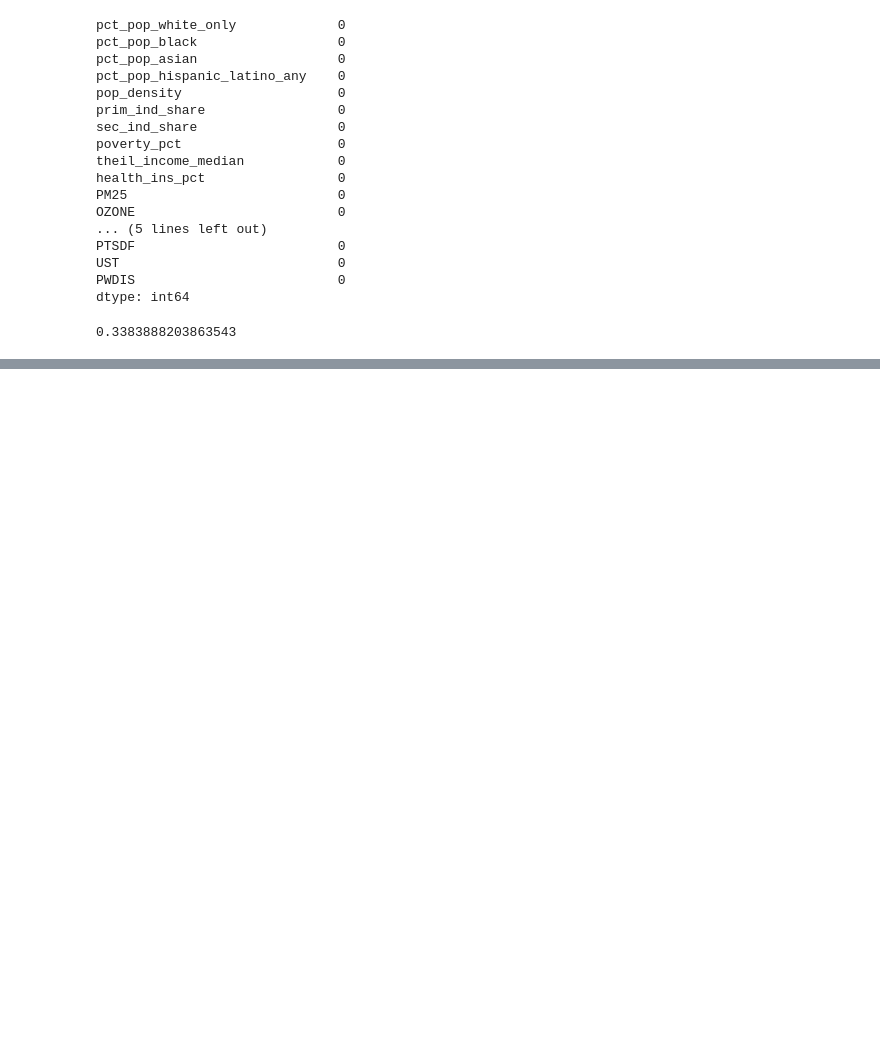
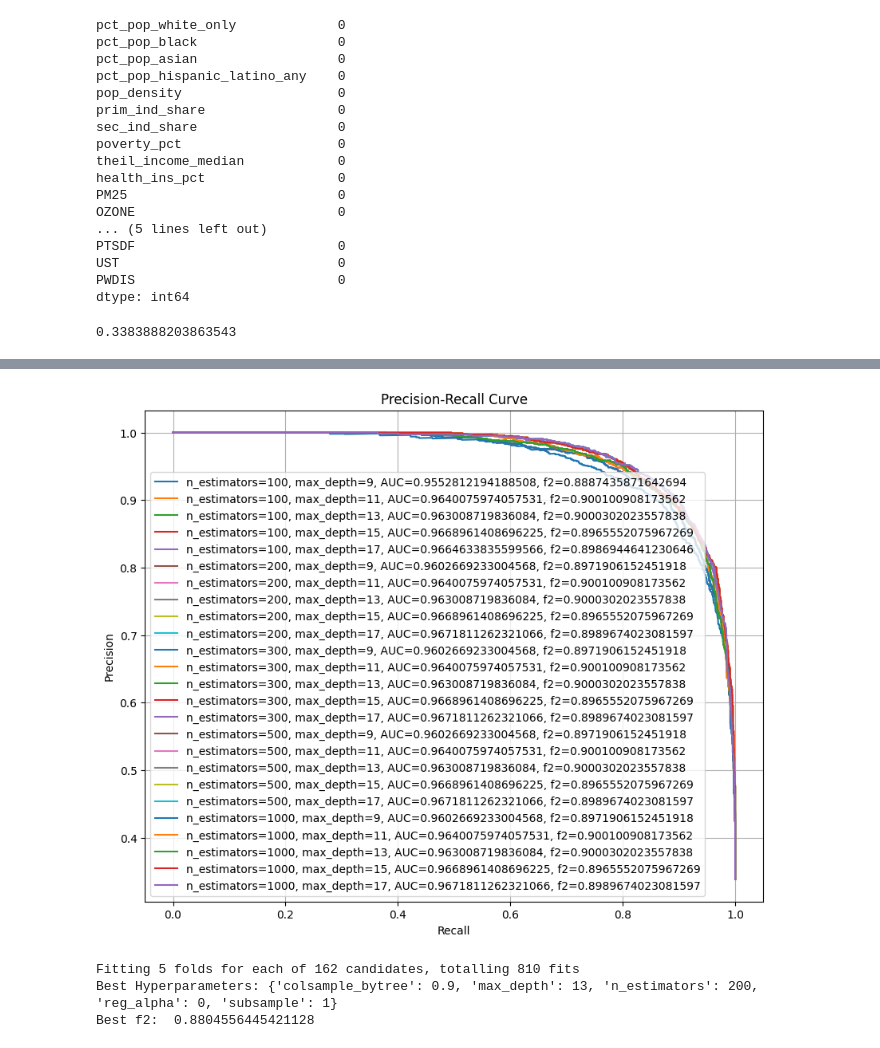
Before and after one commit to braeden-reinoso/Air-Toxin-Risk-in-Marginalized-Communities, a Jupyter notebook: Models/XGBoost/xgboost.ipynb, the cells around one changed output, grey strips where cells are left out. Cells and saved outputs as stored; diff of their text form; code cells hidden in the pictures; blank space fills up the shorter version.

```diff
--- a/Models/XGBoost/xgboost.ipynb
+++ b/Models/XGBoost/xgboost.ipynb
@@ -173,0 +240,62 @@ plt.show()
+# %%
+# now that we have some regularization, let's see how far we can increase max_depth and n_estimators
+# looks like (100,13) has the best f2 and (200,17) has the best AUC-PR
+
+n_estimators_values = [100,200,300,500,1000]
+max_depth_values = [9,11,13,15,17]
+
+plt.figure(figsize=(10,8))
+
+for n in n_estimators_values:
+    for m in max_depth_values:
+        xgb_clf_nm = xgboost.XGBClassifier(objective='binary:logistic', missing=-999, seed=201, scale_pos_weight=2, learning_rate=0.3, colsample_bytree=0.9, reg_lambda=10, min_child_weight=2, n_estimators=n, max_depth=m)
+        xgb_clf_nm = xgb_clf_nm.fit(
+            X_train,
+            y_train,
+            verbose=False,
+            eval_metric = f2_eval,
+            eval_set = [(X_val, y_val)],
+            early_stopping_rounds = 20,
+        )
+        y_prob = xgb_clf_nm.predict_proba(X_val)[:,1]
+        precision, recall, _ = precision_recall_curve(y_val, y_prob)
+        auc_score = auc(recall, precision)
+
+        y_pred = xgb_clf_nm.predict(X_val)
+        f2 = fbeta_score(y_val, y_pred, beta=2)
+
+        plt.plot(recall, precision, label = f'n_estimators={n}, max_depth={m}, AUC={auc_score}, f2={f2}')
+
+plt.xlabel('Recall')
+plt.ylabel('Precision')
+plt.title('Precision-Recall Curve')
+plt.legend()
+plt.grid(True)
+plt.show()
+# %% [output]
+[figure, added]
+# %%
+# maybe more aggressive regularization helps increase n_estimators or max_depth further
+# looks like (200,13) is the best choice, and more regularization isn't helping
+
+xgb_clf = xgboost.XGBClassifier(objective='binary:logistic', missing=-999, seed=201, scale_pos_weight=2, learning_rate=0.3, min_child_weight=2, reg_lambda=10)
+
+f2_scorer = make_scorer(fbeta_score, beta=2)
+param_grid = {
+    'n_estimators' : [100,200,300],
+    'max_depth' : [13,15,17],
+    'subsample' : [0.8,0.9,1],
+    'colsample_bytree' : [0.8,0.9],
+    'reg_alpha' : [0,0.01,0.1]
+}
+
+grid_search = GridSearchCV(xgb_clf, param_grid, scoring=f2_scorer, cv=5, verbose=1, n_jobs=1)
+
+grid_search.fit(X_train,y_train)
+
+print("Best Hyperparameters:", grid_search.best_params_)
+print("Best f2: ", grid_search.best_score_)
+# %% [output]
+Fitting 5 folds for each of 162 candidates, totalling 810 fits
+Best Hyperparameters: {'colsample_bytree': 0.9, 'max_depth': 13, 'n_estimators': 200, 'reg_alpha': 0, 'subsample': 1}
+Best f2:  0.8804556445421128
```
Also changed, not shown: parts of 16 cells of this notebook.
